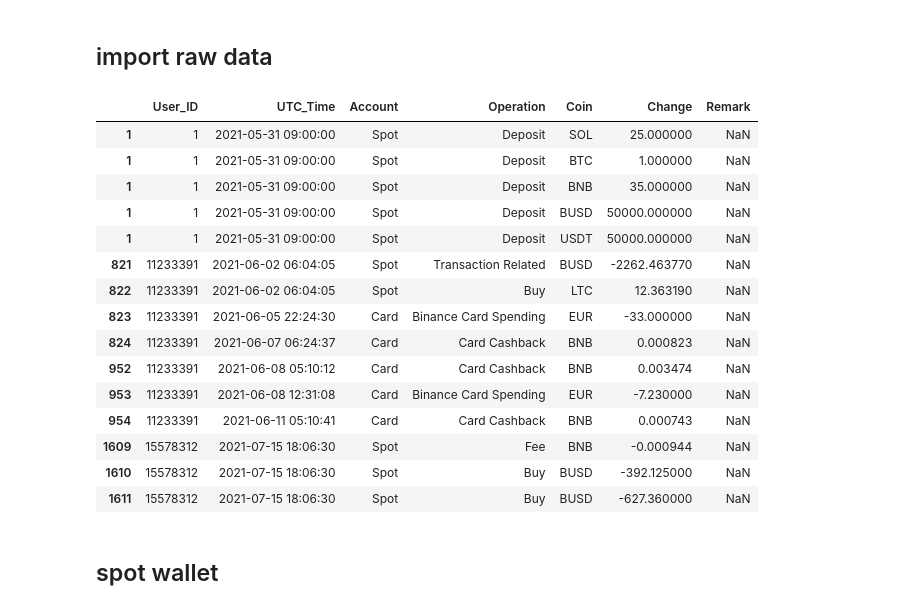
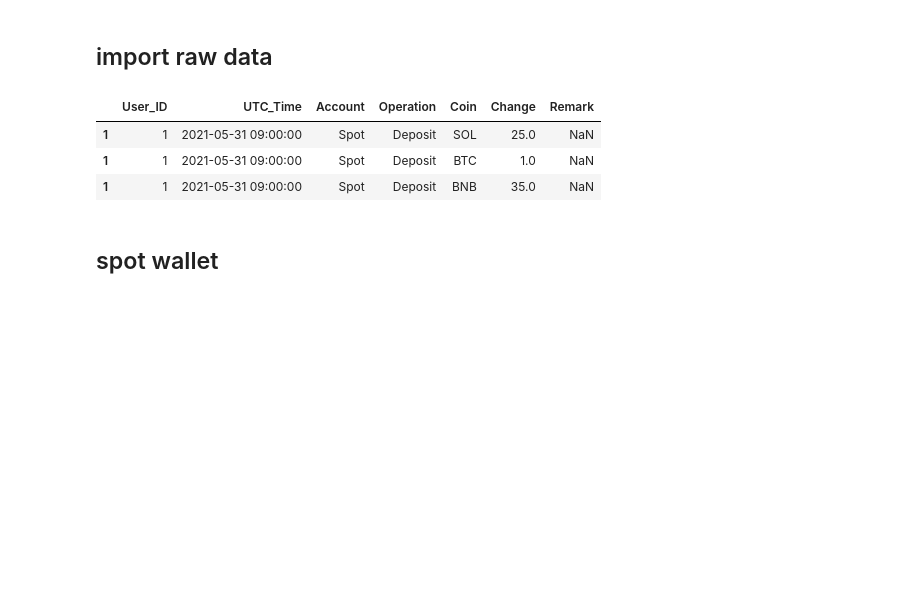
Before and after one commit to ferseguias/binance_dashboard, a Jupyter notebook: notebooks/wallet_spot.ipynb, the cells around one changed output. Drawn from its saved outputs; the diff is of its cells as text; code cells hidden in the pictures; blank space fills up the shorter version.

```diff
--- a/notebooks/wallet_spot.ipynb
+++ b/notebooks/wallet_spot.ipynb
@@ -10,24 +10,12 @@ plt.style.use('dark_background')
 ## import raw data
 # %%
 df = pd.read_excel('../database/export_binance/df_new.xlsx', index_col=0)
-df.head(15)
+df.head(3)
 # %% [output]
 |  | User_ID | UTC_Time | Account | Operation | Coin | Change | Remark |
-| 1 | 1 | 2021-05-31 09:00:00 | Spot | Deposit | SOL | 25.000000 | NaN |
-| 1 | 1 | 2021-05-31 09:00:00 | Spot | Deposit | BTC | 1.000000 | NaN |
-| 1 | 1 | 2021-05-31 09:00:00 | Spot | Deposit | BNB | 35.000000 | NaN |
-| 1 | 1 | 2021-05-31 09:00:00 | Spot | Deposit | BUSD | 50000.000000 | NaN |
-| 1 | 1 | 2021-05-31 09:00:00 | Spot | Deposit | USDT | 50000.000000 | NaN |
-| 821 | 11233391 | 2021-06-02 06:04:05 | Spot | Transaction Related | BUSD | -2262.463770 | NaN |
-| 822 | 11233391 | 2021-06-02 06:04:05 | Spot | Buy | LTC | 12.363190 | NaN |
-| 823 | 11233391 | 2021-06-05 22:24:30 | Card | Binance Card Spending | EUR | -33.000000 | NaN |
-| 824 | 11233391 | 2021-06-07 06:24:37 | Card | Card Cashback | BNB | 0.000823 | NaN |
-| 952 | 11233391 | 2021-06-08 05:10:12 | Card | Card Cashback | BNB | 0.003474 | NaN |
-| 953 | 11233391 | 2021-06-08 12:31:08 | Card | Binance Card Spending | EUR | -7.230000 | NaN |
-| 954 | 11233391 | 2021-06-11 05:10:41 | Card | Card Cashback | BNB | 0.000743 | NaN |
-| 1609 | 15578312 | 2021-07-15 18:06:30 | Spot | Fee | BNB | -0.000944 | NaN |
-| 1610 | 15578312 | 2021-07-15 18:06:30 | Spot | Buy | BUSD | -392.125000 | NaN |
-| 1611 | 15578312 | 2021-07-15 18:06:30 | Spot | Buy | BUSD | -627.360000 | NaN |
+| 1 | 1 | 2021-05-31 09:00:00 | Spot | Deposit | SOL | 25.0 | NaN |
+| 1 | 1 | 2021-05-31 09:00:00 | Spot | Deposit | BTC | 1.0 | NaN |
+| 1 | 1 | 2021-05-31 09:00:00 | Spot | Deposit | BNB | 35.0 | NaN |
 # %% [markdown]
 ## spot wallet
 # %% [markdown]
```
Also changed, not shown: parts of 20 cells of this notebook.
